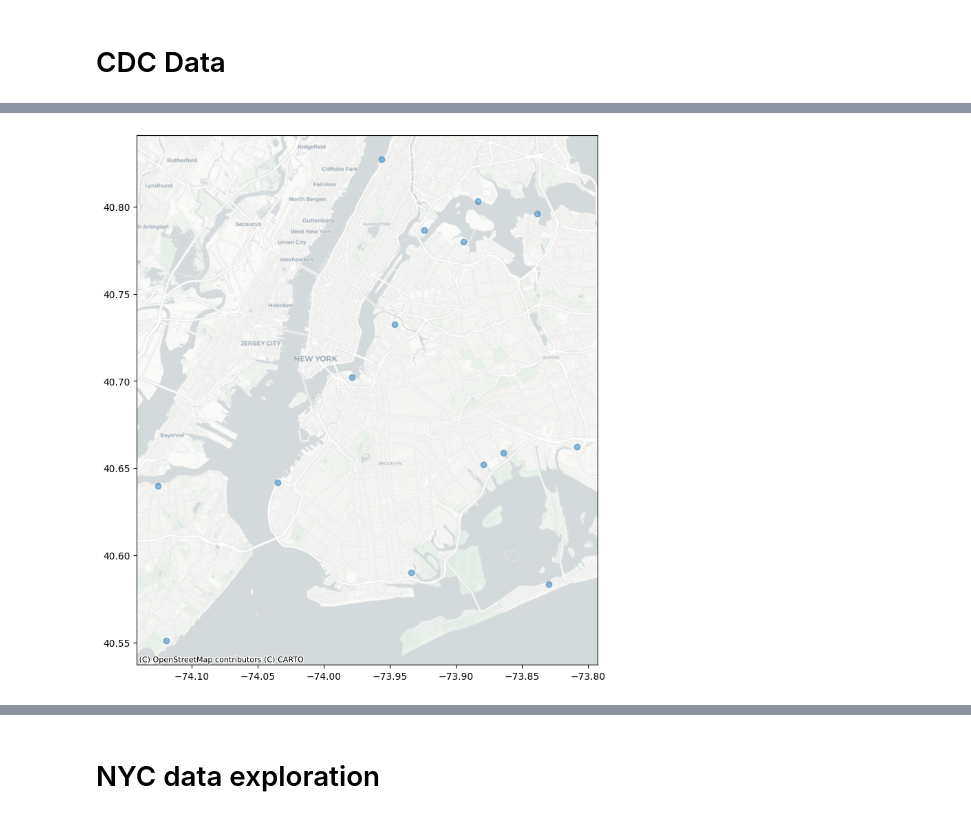
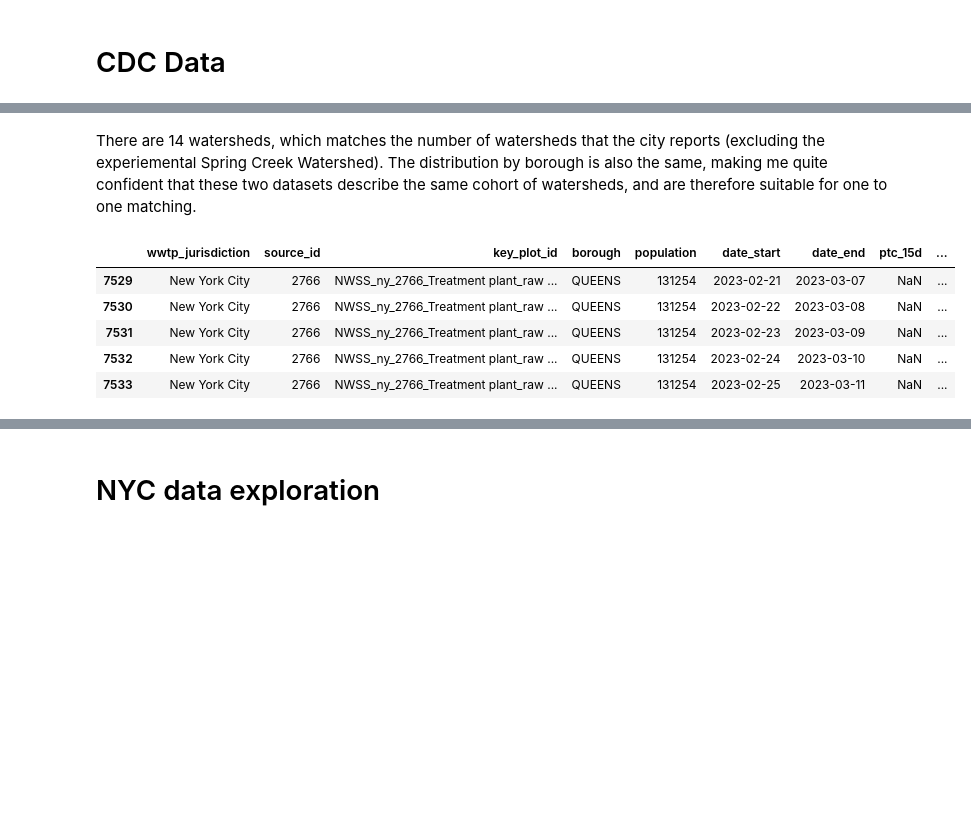
Before and after one commit to hannashimona/nyc_wastewater, a Jupyter notebook: model/covid_wastewater_eda.ipynb, the cells around one changed output, grey strips where cells are left out. Saved outputs shown, nothing was run; the diff lists cells and outputs as text; code cells hidden in the pictures; blank space fills up the shorter version.

```diff
--- a/model/covid_wastewater_eda.ipynb
+++ b/model/covid_wastewater_eda.ipynb
@@ -45,6 +87,11 @@ plants_gdf = geopandas.read_file("/Users/kadye/Code/nyc_wastewater/data/plants_s
-# %%
-ax = plants_gdf.plot(figsize=(10, 10), alpha=0.5)
-ctx.add_basemap(ax, crs=plants_gdf.crs, source=ctx.providers.CartoDB.Positron)
-plt.show()
-# %% [output]
-[figure, removed]
+# %% [markdown]
+There are 14 watersheds, which matches the number of watersheds that the city reports (excluding the experiemental Spring Creek Watershed). The distribution by borough is also the same, making me quite confident that these two datasets describe the same cohort of watersheds, and are therefore suitable for one to one matching.
+# %%
+cdc_df.groupby('source_')
+# %% [output]
+|  | wwtp_jurisdiction | source_id | key_plot_id | borough | population | date_start | date_end | ptc_15d | ... |
+| 7529 | New York City | 2766 | NWSS_ny_2766_Treatment plant_raw ... | QUEENS | 131254 | 2023-02-21 | 2023-03-07 | NaN | ... |
+| 7530 | New York City | 2766 | NWSS_ny_2766_Treatment plant_raw ... | QUEENS | 131254 | 2023-02-22 | 2023-03-08 | NaN | ... |
+| 7531 | New York City | 2766 | NWSS_ny_2766_Treatment plant_raw ... | QUEENS | 131254 | 2023-02-23 | 2023-03-09 | NaN | ... |
+| 7532 | New York City | 2766 | NWSS_ny_2766_Treatment plant_raw ... | QUEENS | 131254 | 2023-02-24 | 2023-03-10 | NaN | ... |
+| 7533 | New York City | 2766 | NWSS_ny_2766_Treatment plant_raw ... | QUEENS | 131254 | 2023-02-25 | 2023-03-11 | NaN | ... |
```
Also changed, not shown: parts of 41 cells of this notebook.
